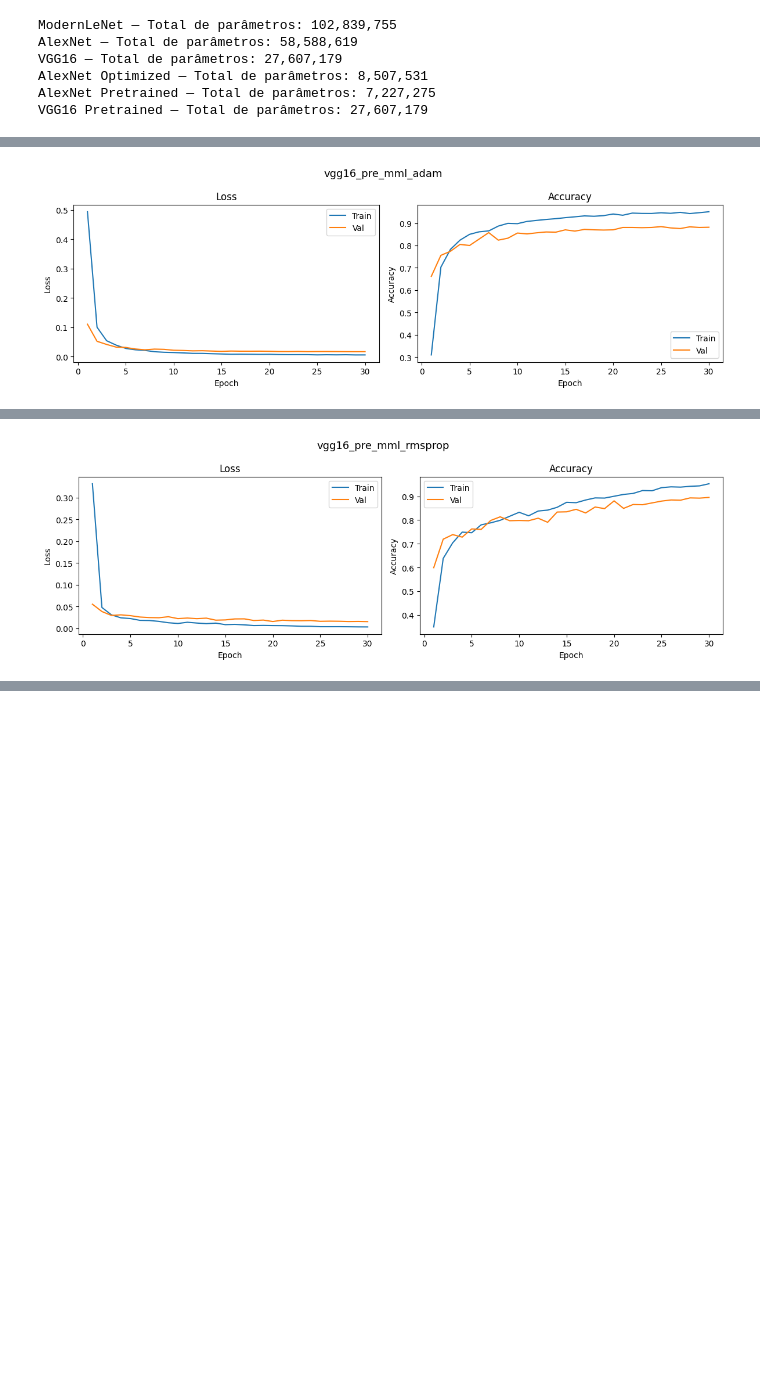
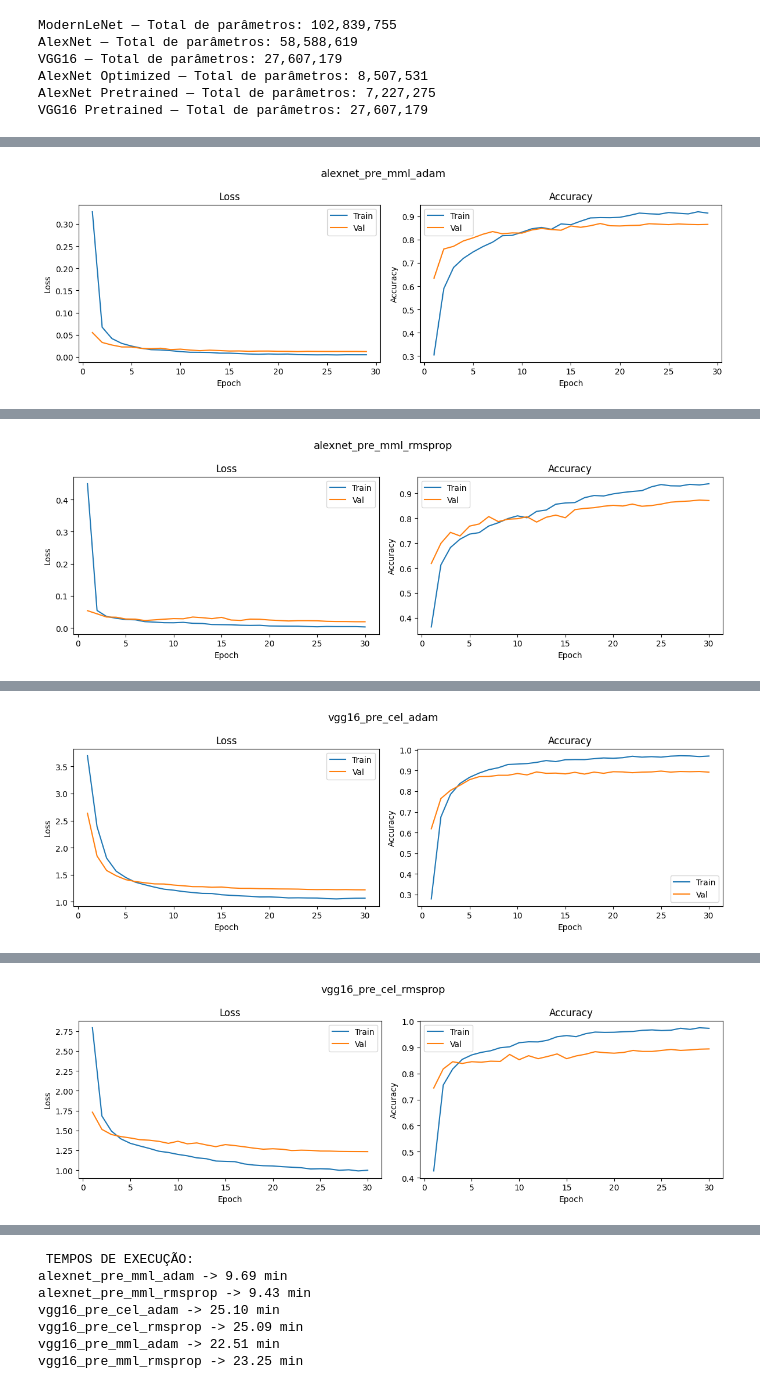
Before and after one commit to vazeta/butterfly-species-classification, a Jupyter notebook: src/2_CNN.ipynb, the cells around one changed output, grey strips where cells are left out. Cells and saved outputs as stored; diff of their text form; code cells hidden in the pictures; blank space fills up the shorter version.

Commit message:
update: updated checkpoints and updated code for pretrained NN

```diff
--- a/src/2_CNN.ipynb
+++ b/src/2_CNN.ipynb
@@ -40,6 +40,11 @@ PATIENCE = 7
 RGB_MEAN = [0.4790, 0.4646, 0.3369]
 RGB_STD = [0.2560, 0.2462, 0.2558]
 
+# since we are using pre trained NN we decided to normalize it using this values
+# discussion of value origin can be found here https://github.com/pytorch/vision/pull/1965
+IMAGENET_MEAN = [0.485, 0.456, 0.406]
+IMAGENET_STD  = [0.229, 0.224, 0.225]
+
 # Device
 if torch.backends.mps.is_available():
     device = torch.device("mps")
@@ -71,6 +76,8 @@ def build_transforms(mean, std, image_size=IMAGE_SIZE):
     return train, val
 # %%
 train_transform, val_transform = build_transforms(RGB_MEAN, RGB_STD)
+train_transform_pre_trained, val_transform_pre_trained = build_transforms(IMAGENET_MEAN, IMAGENET_STD)
+
 
 img_dir = os.path.join(PATH, "train")
 df = pd.read_csv(os.path.join(PATH, "train.csv"))
@@ -82,6 +89,10 @@ idx_to_class  = {cls: idx for idx, cls in enumerate(all_classes)}
 
 train_dataset = ButterflyDataset(df_train, img_dir, train_transform, idx_to_class)
 val_dataset   = ButterflyDataset(df_val, img_dir, val_transform, idx_to_class)
+
+train_dataset_pretrained = ButterflyDataset(df_train, img_dir, train_transform_pre_trained, idx_to_class)
+val_dataset_pretrained = ButterflyDataset(df_val, img_dir, val_transform_pre_trained, idx_to_class)
+
 
 # AJUSTE PARA ESTABILIDADE NO MAC M2:
 train_loader = data.DataLoader(
@@ -101,6 +112,23 @@ val_loader = data.DataLoader(
     pin_memory=False
 )
 
+train_loader_pretrained = data.DataLoader(
+    train_dataset_pretrained,
+    batch_size=BATCH_SIZE,
+    shuffle=True,
+    num_workers=0,            # Alterar para 0 para evitar Broken pipe
+    pin_memory=False,         # Correto: Manter False para Memória Unificada
+    # persistent_workers e prefetch_factor não são necessários com num_workers=0
+)
+
+val_loader_pretrained = data.DataLoader(
+    val_dataset_pretrained,
+    batch_size=BATCH_SIZE,
+    shuffle=False,
+    num_workers=0,            # Alterar para 0
+    pin_memory=False
+)
+
 print(len(df_train))
 print(len(df_val))
 # %% [output]
@@ -548,7 +577,7 @@ trained_models  = {}
 all_histories   = {}
 all_times       = {}
 
-for run_name, model_fn, loss_name, optim_name, lr, epochs in experiments:
+for run_name, model_fn, loss_name, optim_name, lr, epochs, flag_pretrained in experiments:
     print(f"\n{'='*60}")
     print(f"Run: {run_name}")
     print(f"Loss: {loss_name}  |  Optimizer: {optim_name}  |  LR: {lr}")
@@ -561,10 +590,17 @@ for run_name, model_fn, loss_name, optim_name, lr, epochs in experiments:
     criterion = build_criterion(loss_name)
     optimizer = build_optimizer(optim_name, model.parameters(), lr=lr)
 
+    if flag_pretrained:
+        train_loader_use = train_loader_pretrained
+        val_loader_use = val_loader_pretrained
+    else:
+        train_loader_use = train_loader
+        val_loader_use = val_loader
+
     scheduler = torch.optim.lr_scheduler.CosineAnnealingLR(optimizer, T_max=epochs, eta_min=lr * 0.01)
 
     model, history, time_var = train_model(
-        model, train_loader, val_loader,
+        model, train_loader_use, val_loader_use,
         criterion, optimizer,
         scheduler=scheduler,
         device=run_device,
@@ -572,7 +608,7 @@ for run_name, model_fn, loss_name, optim_name, lr, epochs in experiments:
         num_epochs=epochs
     )
 
-    _, _, labels, preds = evaluate(model, val_loader, criterion, run_device)
+    _, _, labels, preds = evaluate(model, val_loader_use, criterion, run_device)
     metrics = compute_metrics(labels, preds, name=run_name)
 
     results_summary.append({
@@ -624,2 +660,2 @@ vgg16_pre_mml_adam->F1(weighted) : 0.8838
-[figure, old version]
+[figure, new version]
 ============================================================
@@ -642 +678 @@ vgg16_pre_mml_rmsprop->F1(weighted) : 0.8944
-[figure, old version]
+[figure, new version]
@@ -645,0 +696 @@ vgg16_pre_mml_rmsprop -> 280.27 min
+[figure, added]
@@ -645,0 +714 @@ vgg16_pre_mml_rmsprop -> 280.27 min
+[figure, added]
@@ -645,0 +751,7 @@ vgg16_pre_mml_rmsprop -> 280.27 min
+ TEMPOS DE EXECUÇÃO:
+alexnet_pre_mml_adam -> 9.69 min
+alexnet_pre_mml_rmsprop -> 9.43 min
+vgg16_pre_cel_adam -> 25.10 min
+vgg16_pre_cel_rmsprop -> 25.09 min
+vgg16_pre_mml_adam -> 22.51 min
+vgg16_pre_mml_rmsprop -> 23.25 min
```
Also changed, not shown: parts of 2 cells of this notebook, 9 other files.
